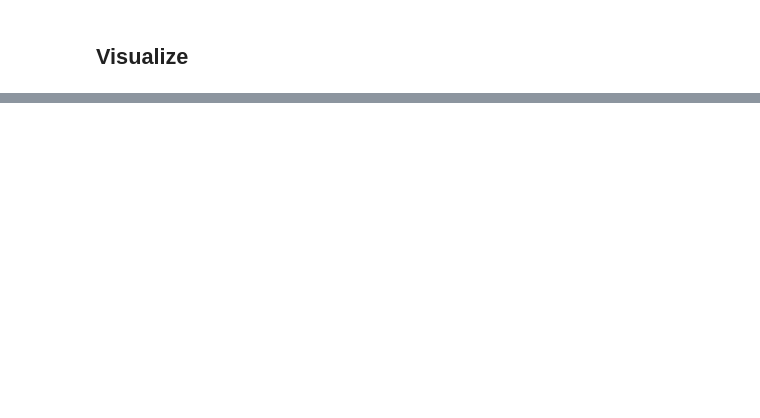
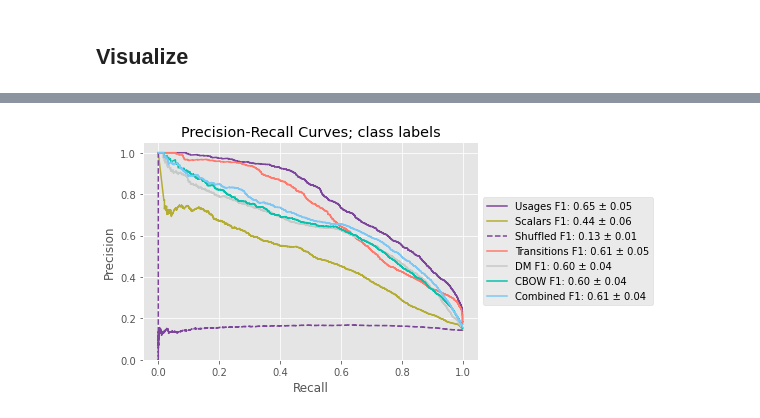
Before and after one commit to tischfieldlab/moseq2-nlp, a Jupyter notebook: notebooks/moseq-drugs.ipynb, the cells around one changed output, grey strips where cells are left out. Cells and saved outputs as stored; diff of their text form; code cells hidden in the pictures; blank space fills up the shorter version.

Commit message:
Train/val/test

```diff
--- a/notebooks/moseq-drugs.ipynb
+++ b/notebooks/moseq-drugs.ipynb
@@ -150,0 +233,26 @@ print((np.array(y_test)==y_pred).mean())
+# %%
+cross_validate_C=False
+n_samples = 25
+precisions = OrderedDict(())
+recalls = OrderedDict(())
+f1s = OrderedDict(())
+
+for x, nm in zip(all_reps, all_rep_names):
+    print(f'Working on {nm}')
+
+    f1s[nm] = []
+    all_true_labels = []
+    all_scores = []
+
+    for iseed in trange(n_samples):
+        true_labels, pred_labels, scores = train_linear_classifier(x, y, seed=iseed, cross_validate_C=cross_validate_C)
+        all_true_labels.append(label_binarizer.transform(true_labels))
+        all_scores.append(scores)
+
+        per_label_f1 = f1_score(true_labels, pred_labels, average=None)
+        f1s[nm].append(per_label_f1)
+
+    precisions[nm], recalls[nm], _ = precision_recall_curve(
+        np.array(all_true_labels).ravel(), np.array(all_scores).ravel()
+    )
+    f1s[nm] = np.mean(f1s[nm], axis=0) # average over seeds
@@ -150,0 +267,15 @@ print((np.array(y_test)==y_pred).mean())
+# %%
+for nm in all_rep_names:
+    label = make_label(nm)
+    plt.plot(recalls[nm], precisions[nm],
+         label=label, color=feature_color[nm],
+         linestyle=feature_mark[nm])
+plt.title(f'Precision-Recall Curves; {label_level} labels')
+plt.xlabel('Recall')
+plt.ylabel('Precision')
+plt.ylim(0, 1.05)
+plt.legend(loc='center left', bbox_to_anchor=[1,0.5])
+plt.show()
+plt.close()
+# %% [output]
+[figure, added]
```
Also changed, not shown: parts of 19 cells of this notebook, 4 other files.
